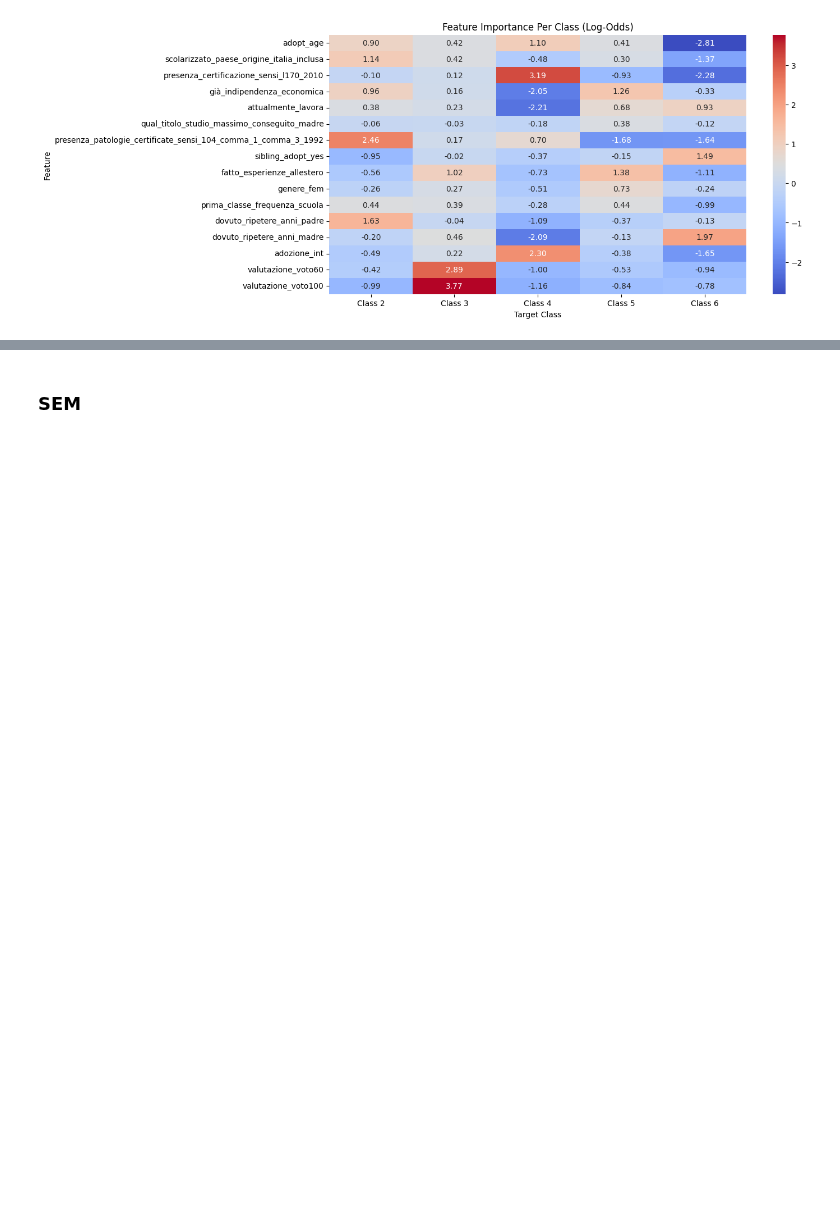
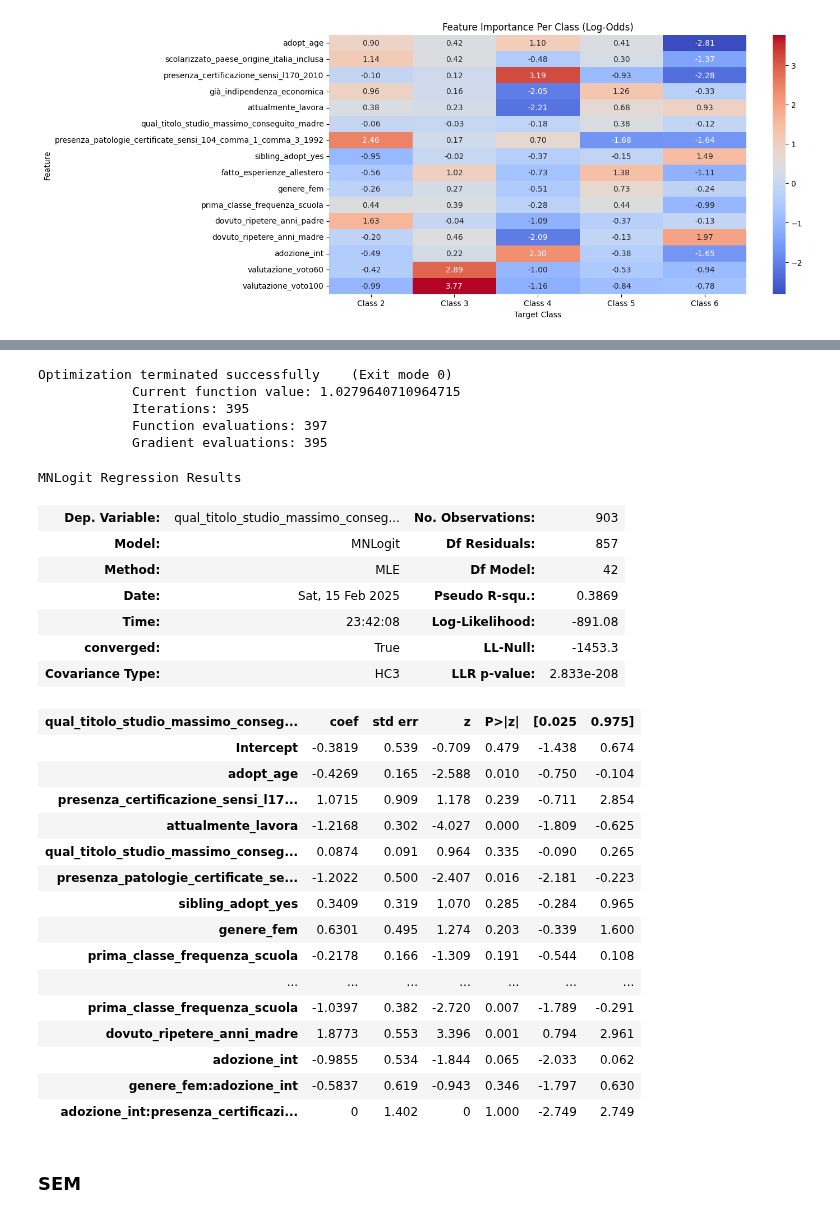
Before and after one commit to arina19-2000/unimi, a Jupyter notebook: tesi/adult_dataset.ipynb, the cells around one changed output, grey strips where cells are left out. Saved outputs shown, nothing was run; the diff lists cells and outputs as text; code cells hidden in the pictures; blank space fills up the shorter version.

```diff
--- a/tesi/adult_dataset.ipynb
+++ b/tesi/adult_dataset.ipynb
@@ -675,3 +719,52 @@ plt.show()
+# %%
+model_eqn = "qual_titolo_studio_massimo_conseguito ~ " + " + ".join([
+    "adopt_age",
+    "presenza_certificazione_sensi_l170_2010",
+    "attualmente_lavora",
+    "qual_titolo_studio_massimo_conseguito_madre",
+    "presenza_patologie_certificate_sensi_104_comma_1_comma_3_1992",
+    "sibling_adopt_yes",
+    "genere_fem",
+    "prima_classe_frequenza_scuola",
+    "dovuto_ripetere_anni_madre",
+    "adozione_int",
+    "genere_fem * adozione_int",
+    "adozione_int * presenza_certificazione_sensi_l170_2010",
+])
+model = sm.MNLogit.from_formula(model_eqn, resampled_df).fit_regularized(
+    method="l1", alpha=0.5, maxiter=18000, cov_type="HC3"
+)
+model.summary()
+# %% [output]
+Optimization terminated successfully    (Exit mode 0)
+            Current function value: 1.0279640710964715
+            Iterations: 395
+            Function evaluations: 397
+            Gradient evaluations: 395
+MNLogit Regression Results
+| Dep. Variable: | qual_titolo_studio_massimo_conseg... | No. Observations: | 903 |
+| Model: | MNLogit | Df Residuals: | 857 |
+| Method: | MLE | Df Model: | 42 |
+| Date: | Sat, 15 Feb 2025 | Pseudo R-squ.: | 0.3869 |
+| Time: | 23:42:08 | Log-Likelihood: | -891.08 |
+| converged: | True | LL-Null: | -1453.3 |
+| Covariance Type: | HC3 | LLR p-value: | 2.833e-208 |
+| qual_titolo_studio_massimo_conseg... | coef | std err | z | P>|z| | [0.025 | 0.975] |
+| Intercept | -0.3819 | 0.539 | -0.709 | 0.479 | -1.438 | 0.674 |
+| adopt_age | -0.4269 | 0.165 | -2.588 | 0.010 | -0.750 | -0.104 |
+| presenza_certificazione_sensi_l17... | 1.0715 | 0.909 | 1.178 | 0.239 | -0.711 | 2.854 |
+| attualmente_lavora | -1.2168 | 0.302 | -4.027 | 0.000 | -1.809 | -0.625 |
+| qual_titolo_studio_massimo_conseg... | 0.0874 | 0.091 | 0.964 | 0.335 | -0.090 | 0.265 |
+| presenza_patologie_certificate_se... | -1.2022 | 0.500 | -2.407 | 0.016 | -2.181 | -0.223 |
+| sibling_adopt_yes | 0.3409 | 0.319 | 1.070 | 0.285 | -0.284 | 0.965 |
+| genere_fem | 0.6301 | 0.495 | 1.274 | 0.203 | -0.339 | 1.600 |
+| prima_classe_frequenza_scuola | -0.2178 | 0.166 | -1.309 | 0.191 | -0.544 | 0.108 |
+| ... | ... | ... | ... | ... | ... | ... |
+| prima_classe_frequenza_scuola | -1.0397 | 0.382 | -2.720 | 0.007 | -1.789 | -0.291 |
+| dovuto_ripetere_anni_madre | 1.8773 | 0.553 | 3.396 | 0.001 | 0.794 | 2.961 |
+| adozione_int | -0.9855 | 0.534 | -1.844 | 0.065 | -2.033 | 0.062 |
+| genere_fem:adozione_int | -0.5837 | 0.619 | -0.943 | 0.346 | -1.797 | 0.630 |
+| adozione_int:presenza_certificazi... | 0 | 1.402 | 0 | 1.000 | -2.749 | 2.749 |
 # %%
 # formula = '''
 # qual_titolo_studio_massimo_conseguito ~
```
Also changed, not shown: parts of 10 cells of this notebook.
